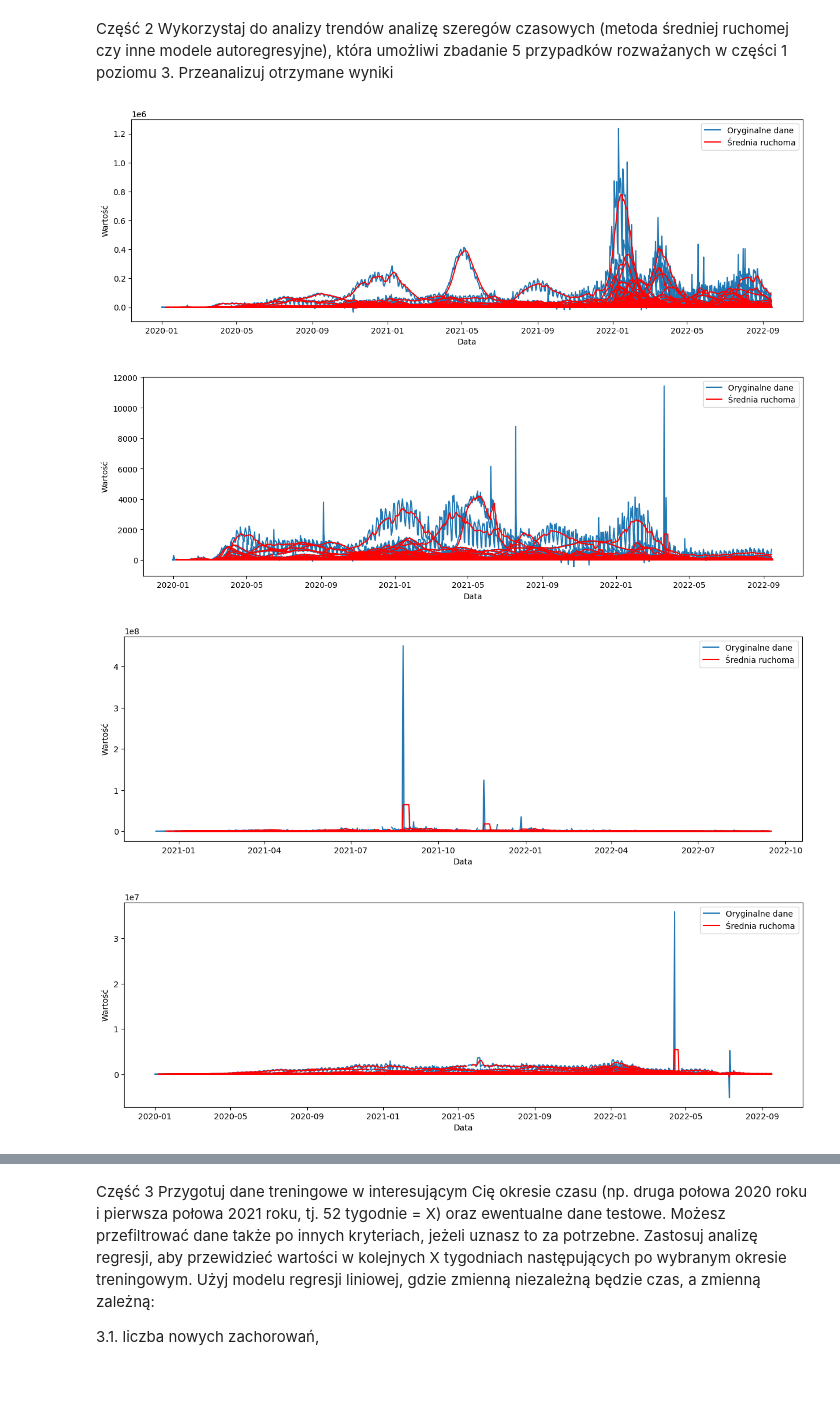
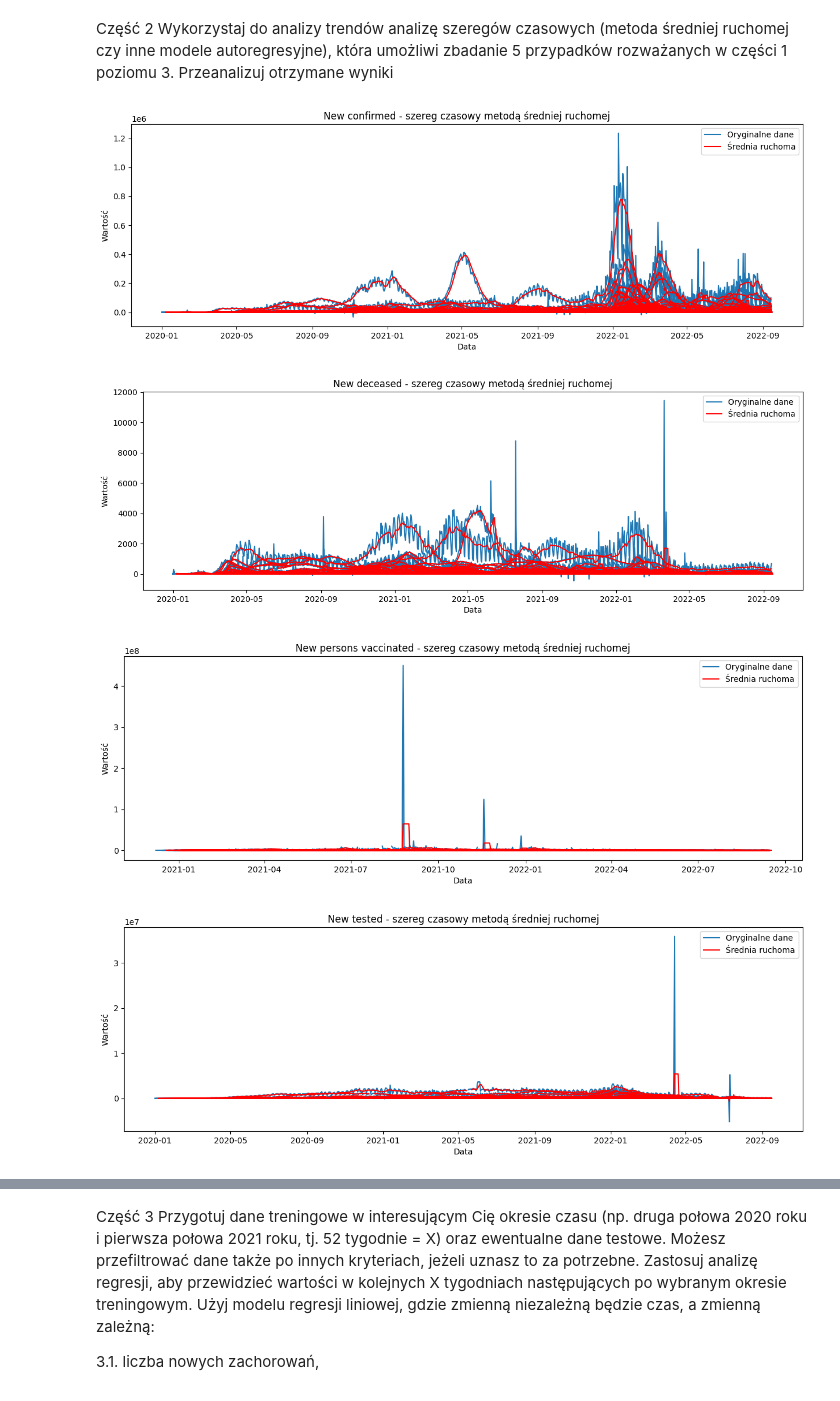
Before and after one commit to Toskyuu/BigData, a Jupyter notebook: zad3.ipynb, the cells around one changed output, grey strips where cells are left out. Cells and saved outputs as stored; diff of their text form; code cells hidden in the pictures.

```diff
--- a/zad3.ipynb
+++ b/zad3.ipynb
@@ -150,6 +150,7 @@ Część 2
 Wykorzystaj do analizy trendów analizę szeregów czasowych (metoda średniej ruchomej czy inne modele autoregresyjne), która umożliwi zbadanie 5 przypadków rozważanych w części 1 poziomu 3. Przeanalizuj otrzymane wyniki
 # %%
 window_size = 7
+
 rolling_mean_new_confirmed = merged_covid_df['new_confirmed'].rolling(window=window_size).mean()
 rolling_mean_new_deceased = merged_covid_df['new_deceased'].rolling(window=window_size).mean()
 rolling_mean_new_persons_vaccinated = merged_covid_df['new_persons_vaccinated'].rolling(window=window_size).mean()
@@ -160,6 +161,7 @@ plt.figure(figsize=(15, 10))
 plt.subplot(2, 1, 1)
 plt.plot(merged_covid_df['new_confirmed'], label='Oryginalne dane')
 plt.plot(rolling_mean_new_confirmed, label='Średnia ruchoma', color='red')
+plt.title('New confirmed - szereg czasowy metodą średniej ruchomej')
 plt.xlabel('Data')
 plt.ylabel('Wartość')
 plt.legend()
@@ -170,39 +172,43 @@ plt.figure(figsize=(15, 10))
 plt.subplot(2, 1, 1)
 plt.plot(merged_covid_df['new_deceased'], label='Oryginalne dane')
 plt.plot(rolling_mean_new_deceased, label='Średnia ruchoma', color='red')
+plt.title('New deceased - szereg czasowy metodą średniej ruchomej')
 plt.xlabel('Data')
 plt.ylabel('Wartość')
 plt.legend()
 plt.show()
 
 plt.figure(figsize=(15, 10))
 plt.subplot(2, 1, 1)
 plt.plot(merged_covid_df['new_persons_vaccinated'], label='Oryginalne dane')
 plt.plot(rolling_mean_new_persons_vaccinated, label='Średnia ruchoma', color='red')
+plt.title('New persons vaccinated - szereg czasowy metodą średniej ruchomej')
 plt.xlabel('Data')
 plt.ylabel('Wartość')
 plt.legend()
 plt.show()
 
 plt.figure(figsize=(15, 10))
 plt.subplot(2, 1, 1)
 plt.plot(merged_covid_df['new_tested'], label='Oryginalne dane')
 plt.plot(rolling_mean_new_tested, label='Średnia ruchoma', color='red')
+plt.title('New tested - szereg czasowy metodą średniej ruchomej')
 plt.xlabel('Data')
 plt.ylabel('Wartość')
 plt.legend()
 plt.show()
 
 plt.figure(figsize=(15, 10))
 plt.subplot(2, 1, 1)
 plt.plot(merged_covid_df['new_persons_fully_vaccinated'], label='Oryginalne dane')
 plt.plot(rolling_mean_new_persons_fully_vaccinated, label='Średnia ruchoma', color='red')
+plt.title('New persons fully vaccinated - szereg czasowy metodą średniej ruchomej')
 plt.xlabel('Data')
 plt.ylabel('Wartość')
 plt.legend()
 plt.show()
 # %% [output]
-[figure, old version]
+[figure, new version]
-[figure, old version]
+[figure, new version]
-[figure, old version]
+[figure, new version]
-[figure, old version]
+[figure, new version]
```
Also changed, not shown: parts of 1 cell of this notebook.
